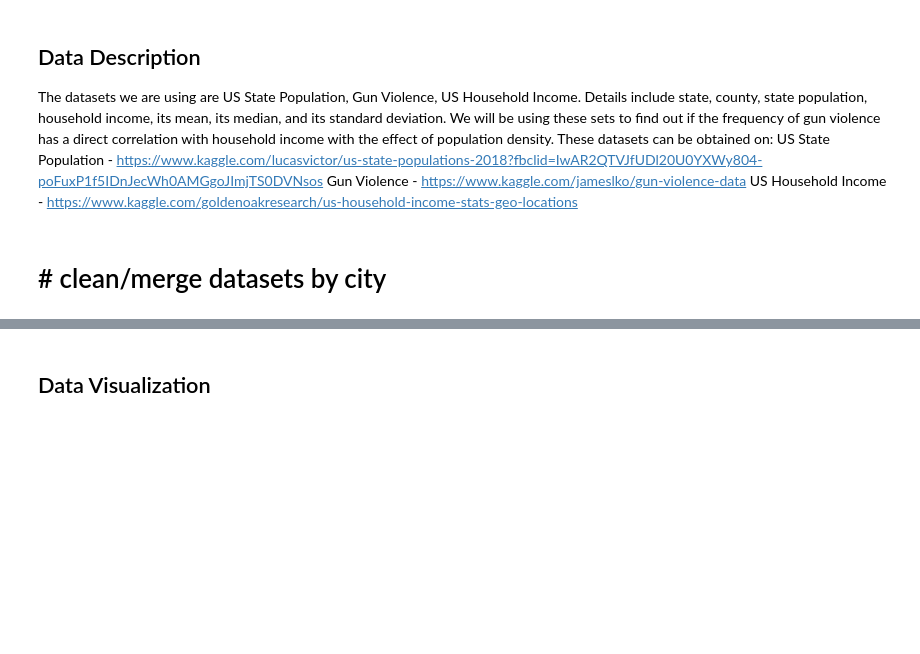
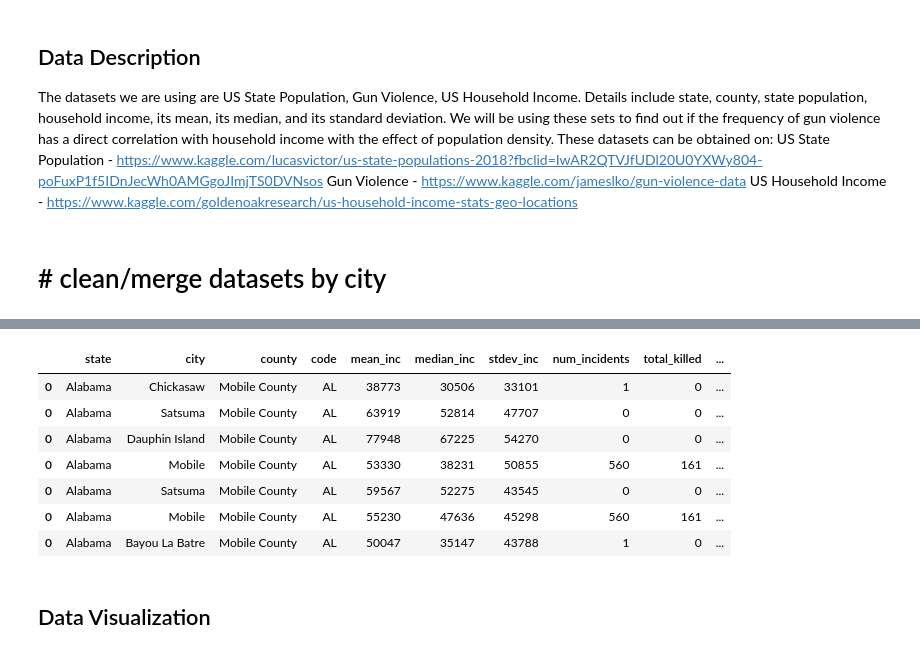
Before and after one commit to jcloo/COGS108_Final_2019, a Jupyter notebook: FinalProject.ipynb, the cells around one changed output, grey strips where cells are left out. Cells and saved outputs as stored; diff of their text form; code cells hidden in the pictures; blank space fills up the shorter version.

```diff
--- a/FinalProject.ipynb
+++ b/FinalProject.ipynb
@@ -47,12 +47,12 @@ sns.set()
 sns.set_context('talk')
 # %%
 #read datasets
-#url = "https://doc-0k-88-docs.googleusercontent.com/docs/securesc/a4oc2hqjnhqph43vaufe9fs3nelfc15u/n2em47vd7bqh0bu7a279knuoq26ugn8a/1552176000000/12632076152020903193/12632076152020903193/1KXzWFA-RIXwBXuOu81-E-MYi-e7WVfTj?e=download&nonce=1r1nehh1hfp4m&user=12632076152020903193&hash=uc1qcip4tede3ao389g85jg856941gf0"
-#gun_data = pd.read_csv("datasets/gun-violence-data_01-2013_03-2018.csv")
-#income_data = pd.read_csv("datasets/kaggle_income.csv", encoding = "ISO-8859-1")
-#rent_data = pd.read_csv("datasets/price.csv", encoding = "ISO-8859-1")
-#states = pd.read_csv("datasets/states.csv")
-allcodes = pd.read_csv("datasets/fips-codes.csv")
+url = "https://doc-0k-88-docs.googleusercontent.com/docs/securesc/a4oc2hqjnhqph43vaufe9fs3nelfc15u/n2em47vd7bqh0bu7a279knuoq26ugn8a/1552176000000/12632076152020903193/12632076152020903193/1KXzWFA-RIXwBXuOu81-E-MYi-e7WVfTj?e=download&nonce=1r1nehh1hfp4m&user=12632076152020903193&hash=uc1qcip4tede3ao389g85jg856941gf0"
+gun_data = pd.read_csv("datasets/gun-violence-data_01-2013_03-2018.csv")
+income_data = pd.read_csv("datasets/kaggle_income.csv", encoding = "ISO-8859-1")
+rent_data = pd.read_csv("datasets/price.csv", encoding = "ISO-8859-1")
+states = pd.read_csv("datasets/states.csv")
+county_fips = pd.read_excel("datasets/fips_data.xlsx")
 # %%
 #Remove null values
 #gun_data.dropna(inplace = True)
@@ -210,3 +232,14 @@ for index, FIPS_row in allcodes.iterrows():
+# %%
+city_metrics.loc[(city_metrics['county'] == 'Mobile County')]
+# %% [output]
+|  | state | city | county | code | mean_inc | median_inc | stdev_inc | num_incidents | total_killed | ... |
+| 0 | Alabama | Chickasaw | Mobile County | AL | 38773 | 30506 | 33101 | 1 | 0 | ... |
+| 0 | Alabama | Satsuma | Mobile County | AL | 63919 | 52814 | 47707 | 0 | 0 | ... |
+| 0 | Alabama | Dauphin Island | Mobile County | AL | 77948 | 67225 | 54270 | 0 | 0 | ... |
+| 0 | Alabama | Mobile | Mobile County | AL | 53330 | 38231 | 50855 | 560 | 161 | ... |
+| 0 | Alabama | Satsuma | Mobile County | AL | 59567 | 52275 | 43545 | 0 | 0 | ... |
+| 0 | Alabama | Mobile | Mobile County | AL | 55230 | 47636 | 45298 | 560 | 161 | ... |
+| 0 | Alabama | Bayou La Batre | Mobile County | AL | 50047 | 35147 | 43788 | 1 | 0 | ... |
 # %% [markdown]
 ## Data Visualization
 # %%
```
Also changed, not shown: parts of 12 cells of this notebook.
